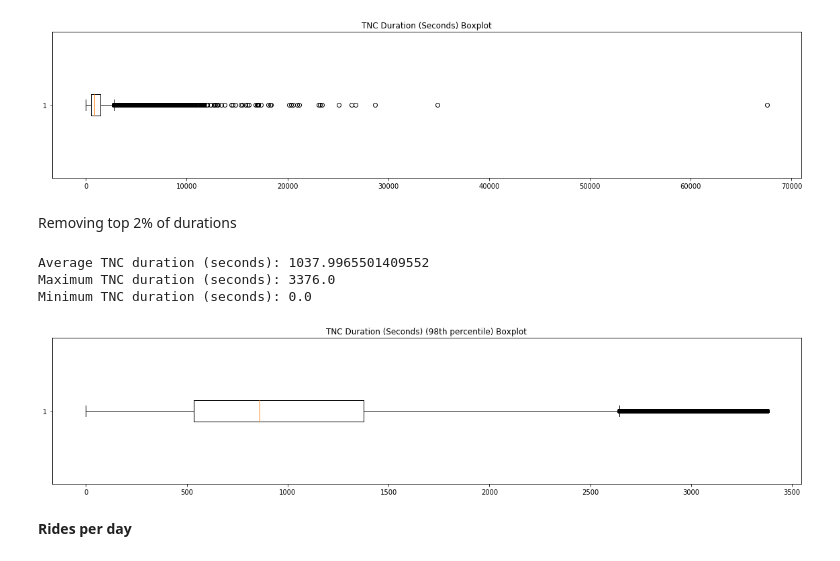
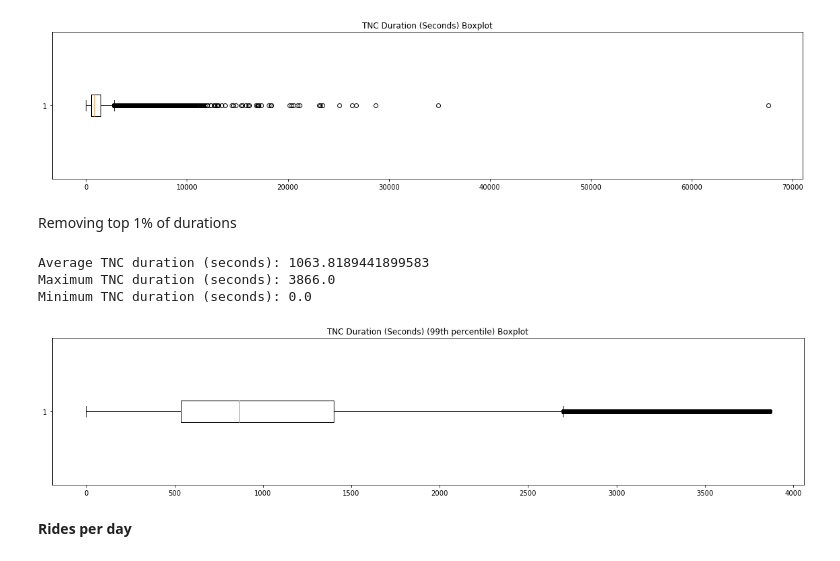
Before and after one commit to juanfrans/chicago_tnc_vs_taxis, a Jupyter notebook: 02_GeneratingSummaryTablesGraphs/src/01_GeneratingSummaryTablesGraphs.ipynb, the cells around one changed output. Saved outputs shown, nothing was run; the diff lists cells and outputs as text; code cells hidden in the pictures.

```diff
--- a/02_GeneratingSummaryTablesGraphs/src/01_GeneratingSummaryTablesGraphs.ipynb
+++ b/02_GeneratingSummaryTablesGraphs/src/01_GeneratingSummaryTablesGraphs.ipynb
@@ -334,26 +334,26 @@ ax1.title.set_text('TNC Duration (Seconds) Boxplot')
 # %% [output]
 [figure]
 # %% [markdown]
-Removing top 2% of durations
+Removing top 1% of durations
 # %%
-tncDuration98 = tncData[tncData['Trip Seconds'] <= tncData['Trip Seconds'].quantile(.98)]
-tncAvgDuration = tncDuration98['Trip Seconds'].mean()
-tncMaxDuration = tncDuration98['Trip Seconds'].max()
-tncMinDuration = tncDuration98['Trip Seconds'].min()
+tncDuration99 = tncData[tncData['Trip Seconds'] <= tncData['Trip Seconds'].quantile(.99)]
+tncAvgDuration = tncDuration99['Trip Seconds'].mean()
+tncMaxDuration = tncDuration99['Trip Seconds'].max()
+tncMinDuration = tncDuration99['Trip Seconds'].min()
 print('Average TNC duration (seconds):', tncAvgDuration)
 print('Maximum TNC duration (seconds):', tncMaxDuration)
 print('Minimum TNC duration (seconds):', tncMinDuration)
 # %% [output]
-Average TNC duration (seconds): 1037.9965501409552
-Maximum TNC duration (seconds): 3376.0
+Average TNC duration (seconds): 1063.8189441899583
+Maximum TNC duration (seconds): 3866.0
 Minimum TNC duration (seconds): 0.0
 # %%
 plt.rcParams["figure.figsize"] = [20,4]
 fig1, ax1 = plt.subplots()
-ax1.boxplot(tncDuration98['Trip Seconds'], vert=False)
-ax1.title.set_text('TNC Duration (Seconds) (98th percentile) Boxplot')
+ax1.boxplot(tncDuration99['Trip Seconds'], vert=False)
+ax1.title.set_text('TNC Duration (Seconds) (99th percentile) Boxplot')
 # %% [output]
-[figure, old version]
+[figure, new version]
 # %% [markdown]
 **Rides per day**
 # %%
```
Also changed, not shown: parts of 31 cells of this notebook, 2 other files.
